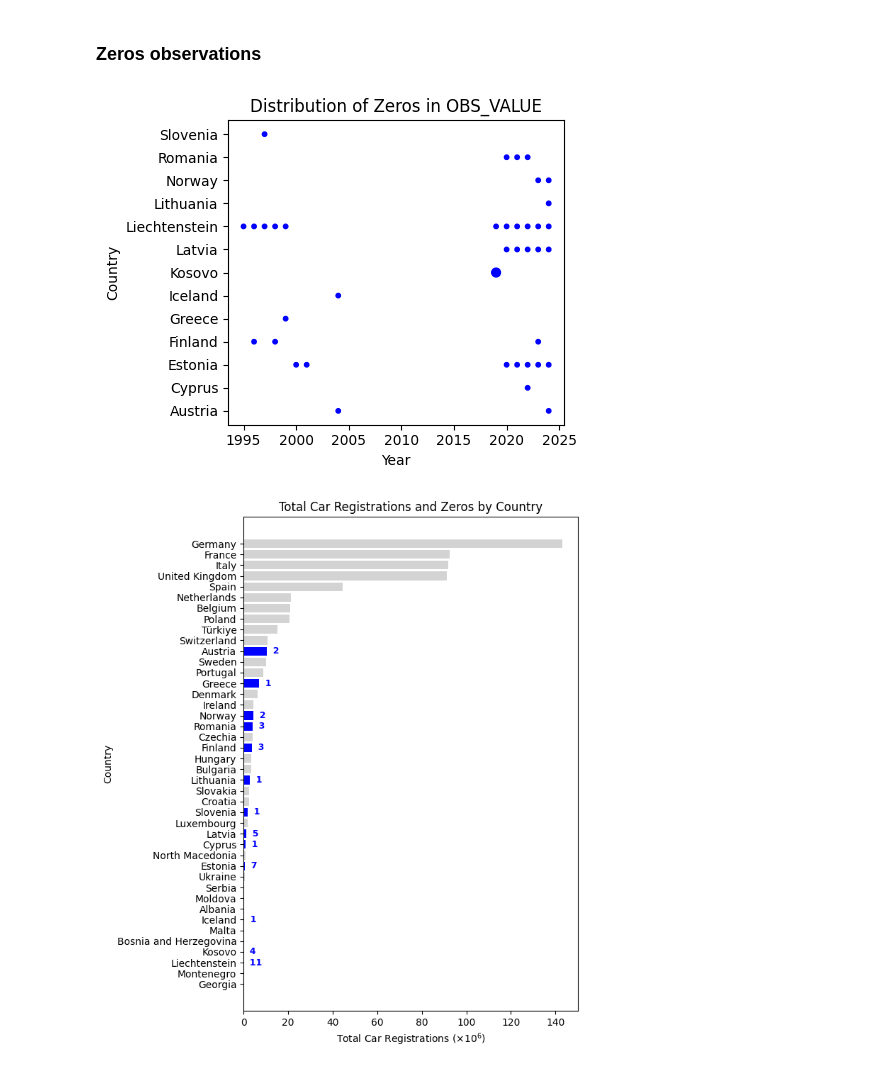
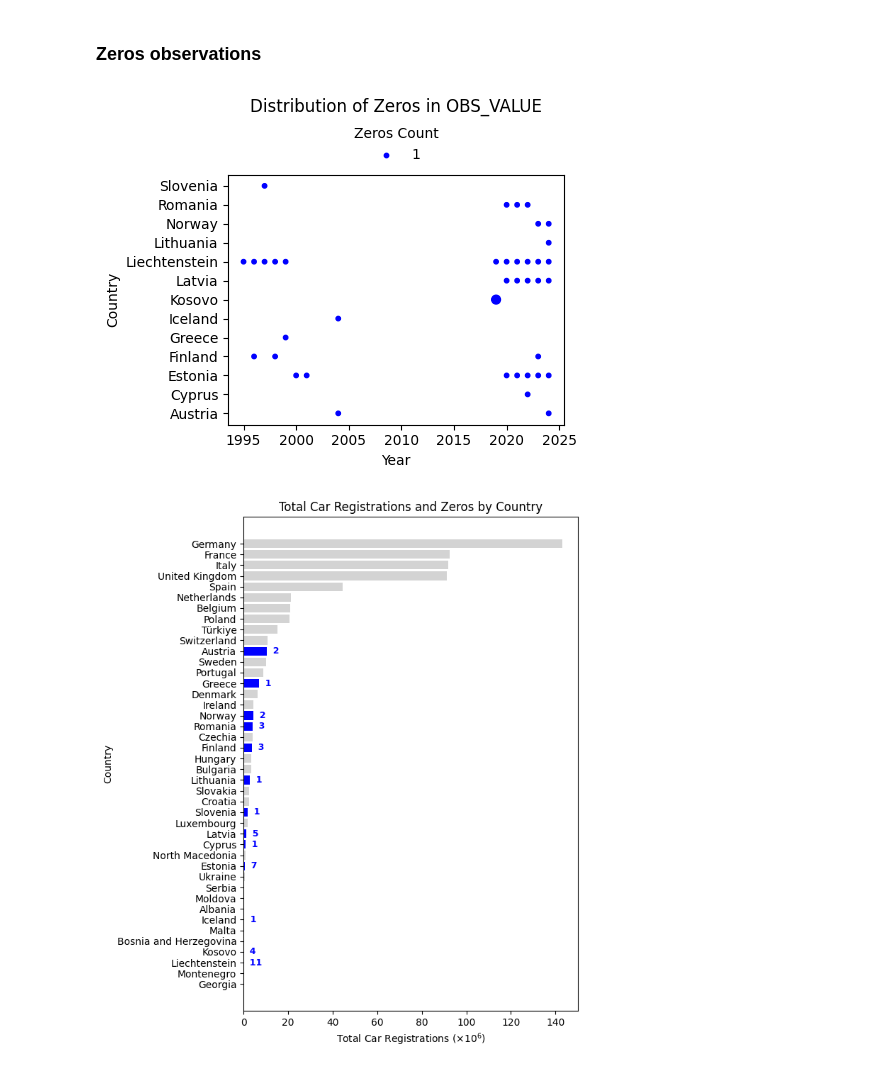
Before and after one commit to GianlucaRigatti/dataviz-project, a Jupyter notebook: technical_report/1_dataset_analysis_eurostat_new_passenger_cars_by_type_of_motor_energy_and_engine_size.ipynb, the cells around one changed output. Saved outputs shown, nothing was run; the diff lists cells and outputs as text; code cells hidden in the pictures.

```diff
--- a/technical_report/1_dataset_analysis_eurostat_new_passenger_cars_by_type_of_motor_energy_and_engine_size.ipynb
+++ b/technical_report/1_dataset_analysis_eurostat_new_passenger_cars_by_type_of_motor_energy_and_engine_size.ipynb
@@ -178,34 +178,45 @@ Column CONF_STATUS: [nan 'C']
 # %%
 import matplotlib.pyplot as plt
 
 zeros = df[df["OBS_VALUE"] == 0]
 zero_counts = (
     zeros.groupby(["Geopolitical entity (reporting)", "TIME_PERIOD"])
     .size()
     .reset_index(name="zero_count")
 )
 
 # Rename Kosovo* to Kosovo
 zero_counts["Geopolitical entity (reporting)"] = zero_counts["Geopolitical entity (reporting)"].replace("Kosovo*", "Kosovo")
 
 plt.figure(figsize=(5, 4))
 
 plt.scatter(
     zero_counts["TIME_PERIOD"],
     zero_counts["Geopolitical entity (reporting)"],
     s=zero_counts["zero_count"] * 10,  # bubble size * 10 to improve visibility
     color="blue"
 )
 
+# Add legend for bubble size
+legend_element = plt.scatter([], [], s=1 * 10, color="blue", label="1")
+plt.legend(
+    handles=[legend_element],
+    title="Zeros Count",
+    ncol=1,
+    loc="lower center",
+    bbox_to_anchor=(0.5, 1),
+    frameon=False
+)
+
 plt.xlabel("Year")
 plt.ylabel("Country")
-plt.title("Distribution of Zeros in OBS_VALUE")
+plt.title("Distribution of Zeros in OBS_VALUE", pad=45)
 
 plt.tight_layout()
 plt.savefig("img/zeros_distrib_in_OBS_VALUE.png", dpi=300)
 plt.show()
 # %% [output]
-[figure, old version]
+[figure, new version]
 # %%
 import matplotlib.pyplot as plt
 
```
Also changed, not shown: 5 other files.
